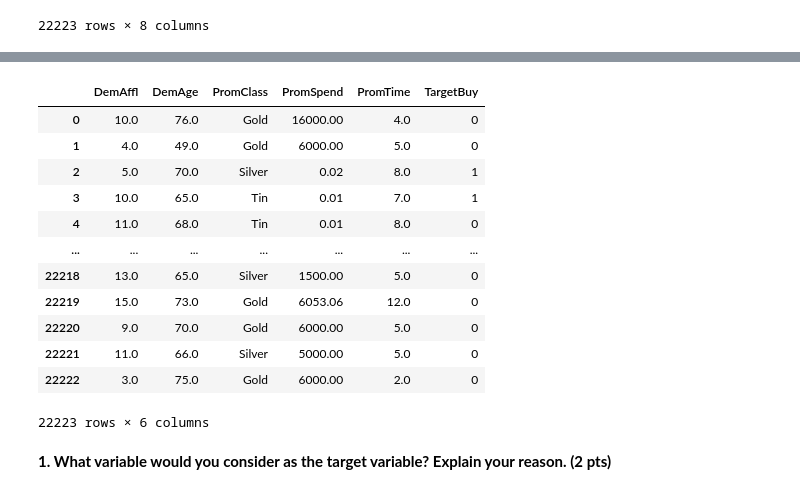
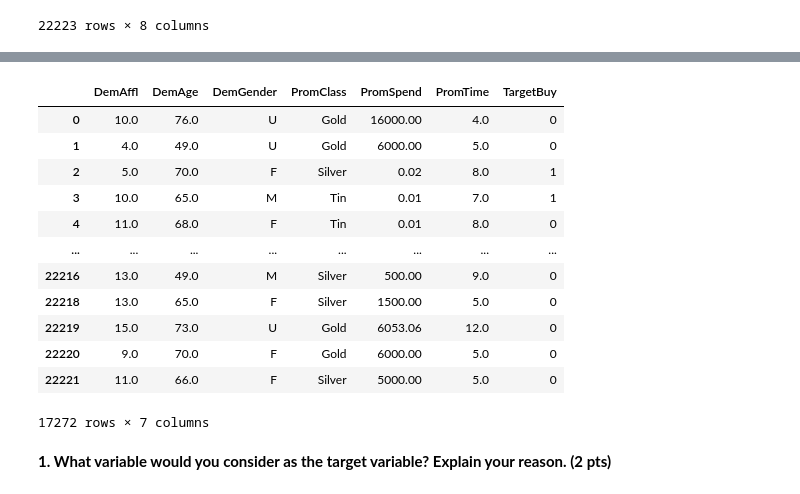
Before and after one commit to EviIius/6211_Advanced_BA, a Jupyter notebook: Assignment1_Logit/Logit.ipynb, the cells around one changed output, grey strips where cells are left out. Cells and saved outputs as stored; diff of their text form; code cells hidden in the pictures.

```diff
--- a/Assignment1_Logit/Logit.ipynb
+++ b/Assignment1_Logit/Logit.ipynb
@@ -36,3 +36,10 @@ df_JB
 | 22221 | 52838096 | 11.0 | 66.0 | F | Silver | 5000.00 | 5.0 | 0 |
 | 22222 | 52856469 | 3.0 | 75.0 | NaN | Gold | 6000.00 | 2.0 | 0 |
 22223 rows × 8 columns
+# %%
+#Calculate the nulls and then drop them
+df_JB.isnull().sum()
+clean_JB = df_JB.dropna()
+clean_JB.info()
+print(clean_JB.isnull().sum())
+clean_JB
@@ -39,22 +77,23 @@ df_JB
 # %%
 #Drop the columns you wont be using for your data
-# model_data_JB = df_JB.drop(columns= ['ID', 'PromClass'])
-model_data_JB = df_JB.drop(columns= ['ID', 'DemGender'])
+model_data_JB = clean_JB.drop(columns= ['ID'])
+# model_data_JB = clean_JB.drop(columns= ['ID', 'PromClass'])
+# model_data_JB = clean_JB.drop(columns= ['ID', 'DemGender'])
 model_data_JB
 # %% [output]
-|  | DemAffl | DemAge | PromClass | PromSpend | PromTime | TargetBuy |
-| 0 | 10.0 | 76.0 | Gold | 16000.00 | 4.0 | 0 |
-| 1 | 4.0 | 49.0 | Gold | 6000.00 | 5.0 | 0 |
-| 2 | 5.0 | 70.0 | Silver | 0.02 | 8.0 | 1 |
-| 3 | 10.0 | 65.0 | Tin | 0.01 | 7.0 | 1 |
-| 4 | 11.0 | 68.0 | Tin | 0.01 | 8.0 | 0 |
-| ... | ... | ... | ... | ... | ... | ... |
-| 22218 | 13.0 | 65.0 | Silver | 1500.00 | 5.0 | 0 |
-| 22219 | 15.0 | 73.0 | Gold | 6053.06 | 12.0 | 0 |
-| 22220 | 9.0 | 70.0 | Gold | 6000.00 | 5.0 | 0 |
-| 22221 | 11.0 | 66.0 | Silver | 5000.00 | 5.0 | 0 |
-| 22222 | 3.0 | 75.0 | Gold | 6000.00 | 2.0 | 0 |
+|  | DemAffl | DemAge | DemGender | PromClass | PromSpend | PromTime | TargetBuy |
+| 0 | 10.0 | 76.0 | U | Gold | 16000.00 | 4.0 | 0 |
+| 1 | 4.0 | 49.0 | U | Gold | 6000.00 | 5.0 | 0 |
+| 2 | 5.0 | 70.0 | F | Silver | 0.02 | 8.0 | 1 |
+| 3 | 10.0 | 65.0 | M | Tin | 0.01 | 7.0 | 1 |
+| 4 | 11.0 | 68.0 | F | Tin | 0.01 | 8.0 | 0 |
+| ... | ... | ... | ... | ... | ... | ... | ... |
+| 22216 | 13.0 | 49.0 | M | Silver | 500.00 | 9.0 | 0 |
+| 22218 | 13.0 | 65.0 | F | Silver | 1500.00 | 5.0 | 0 |
+| 22219 | 15.0 | 73.0 | U | Gold | 6053.06 | 12.0 | 0 |
+| 22220 | 9.0 | 70.0 | F | Gold | 6000.00 | 5.0 | 0 |
+| 22221 | 11.0 | 66.0 | F | Silver | 5000.00 | 5.0 | 0 |
-22223 rows × 6 columns
+17272 rows × 7 columns
 # %% [markdown]
 **1. What variable would you consider as the target variable? Explain your reason. (2 pts)**
 # %% [markdown]
```
Also changed, not shown: parts of 14 cells of this notebook.
